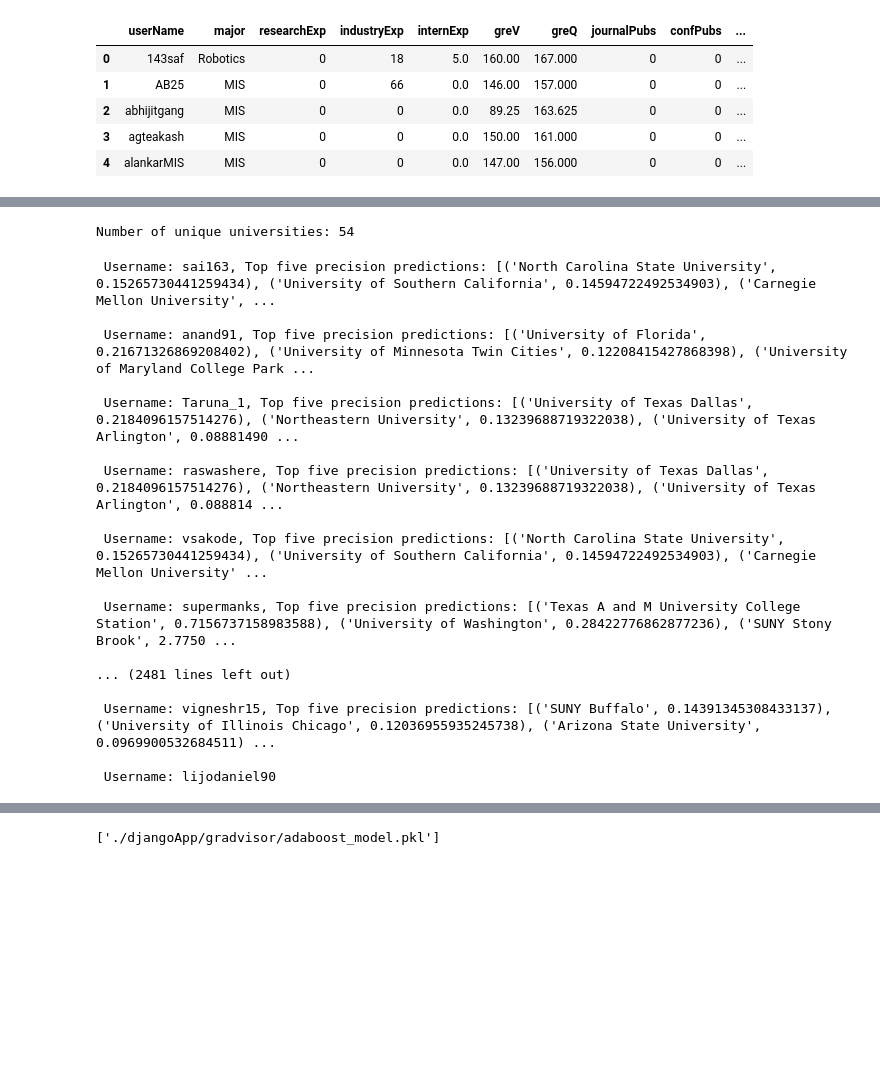
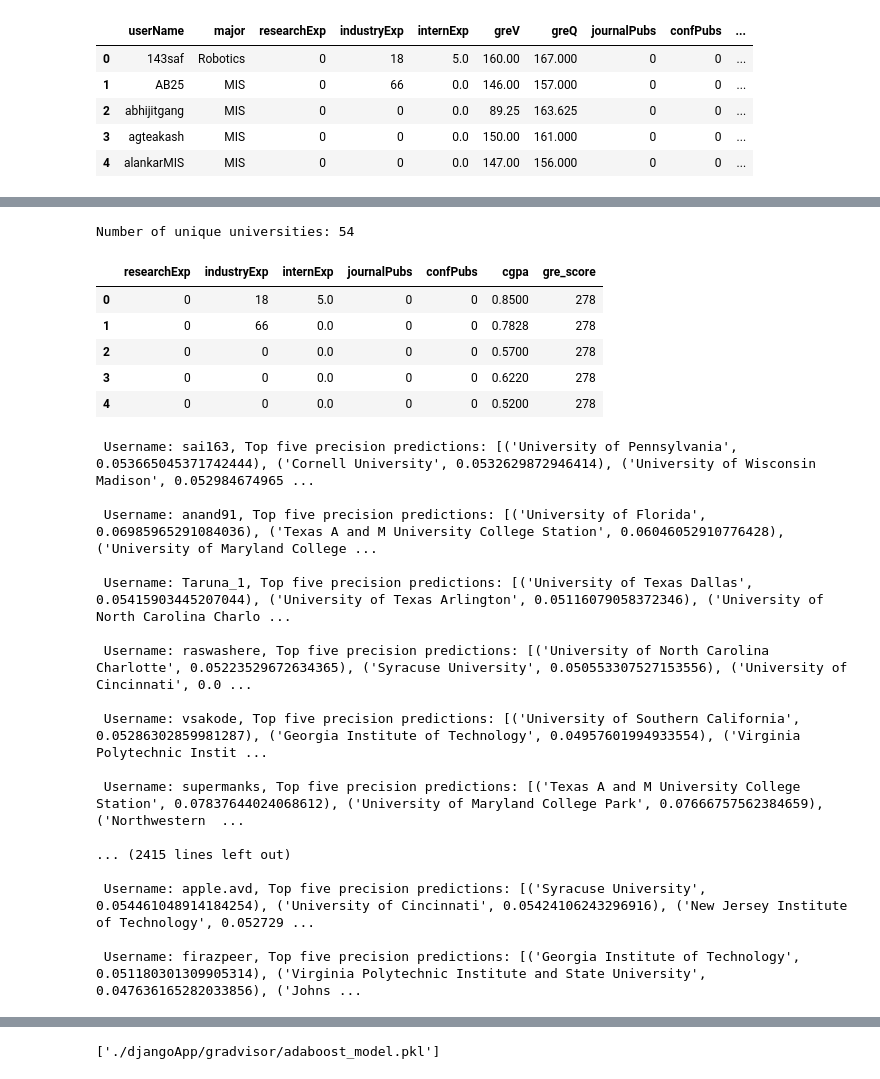
Before and after one commit to mohitsarin-tamu/Gradvisor, a Jupyter notebook: GradVisor.ipynb, the cells around one changed output, grey strips where cells are left out. Saved outputs shown, nothing was run; the diff lists cells and outputs as text; code cells hidden in the pictures; blank space fills up the shorter version.

```diff
--- a/GradVisor.ipynb
+++ b/GradVisor.ipynb
@@ -250,17 +250,28 @@ Top-5 Accuracy: 90.71%
 # %%
 ##########Adding AdaBoost Algorithm
+# %%
+df = df[df['admit'] != 0]
+
+X = df.drop(columns=['userName', 'major', "univName", "admit", 'greV', 'greQ'])
+
+y = df["univName"]
+print("Number of unique universities:", df['univName'].nunique())
+
+X.head()
+# %% [output]
+Number of unique universities: 54
+|  | researchExp | industryExp | internExp | journalPubs | confPubs | cgpa | gre_score |
+| 0 | 0 | 18 | 5.0 | 0 | 0 | 0.8500 | 278 |
+| 1 | 0 | 66 | 0.0 | 0 | 0 | 0.7828 | 278 |
+| 2 | 0 | 0 | 0.0 | 0 | 0 | 0.5700 | 278 |
+| 3 | 0 | 0 | 0.0 | 0 | 0 | 0.6220 | 278 |
+| 4 | 0 | 0 | 0.0 | 0 | 0 | 0.5200 | 278 |
 # %%
 from sklearn.ensemble import AdaBoostClassifier
 from sklearn.model_selection import GridSearchCV, train_test_split
 import numpy as np
 import pandas as pd
 
-df = df[df['admit'] != 0]
-
-X = df.drop(columns=['userName', 'major', "univName", "admit", 'greV', 'greQ'])
-
-y = df["univName"]
-print("Number of unique universities:", df['univName'].nunique())
 
 X_train, X_test, y_train, y_test = train_test_split(X, y, test_size=0.2, random_state=42)
 
@@ -314,24 +325,23 @@ for i, row in enumerate(y_pred_proba):
 for username, prediction in top_five_predictions_with_username:
     print('\n',f"Username: {username}, Top five precision predictions: {prediction}")
 # %% [output]
-Number of unique universities: 54
+ Username: sai163, Top five precision predictions: [('University of Pennsylvania', 0.053665045371742444), ('Cornell University', 0.0532629872946414), ('University of Wisconsin Madison', 0.052984674965 ...
+
+ Username: anand91, Top five precision predictions: [('University of Florida', 0.06985965291084036), ('Texas A and M University College Station', 0.06046052910776428), ('University of Maryland College ...
+
+ Username: Taruna_1, Top five precision predictions: [('University of Texas Dallas', 0.05415903445207044), ('University of Texas Arlington', 0.05116079058372346), ('University of North Carolina Charlo ...
+
+ Username: raswashere, Top five precision predictions: [('University of North Carolina Charlotte', 0.05223529672634365), ('Syracuse University', 0.050553307527153556), ('University of Cincinnati', 0.0 ...
+
+ Username: vsakode, Top five precision predictions: [('University of Southern California', 0.05286302859981287), ('Georgia Institute of Technology', 0.04957601994933554), ('Virginia Polytechnic Instit ...
+
+ Username: supermanks, Top five precision predictions: [('Texas A and M University College Station', 0.07837644024068612), ('University of Maryland College Park', 0.07666757562384659), ('Northwestern  ...
+
+... (2415 lines left out)
+
+ Username: apple.avd, Top five precision predictions: [('Syracuse University', 0.054461048914184254), ('University of Cincinnati', 0.05424106243296916), ('New Jersey Institute of Technology', 0.052729 ...
+
+ Username: firazpeer, Top five precision predictions: [('Georgia Institute of Technology', 0.051180301309905314), ('Virginia Polytechnic Institute and State University', 0.047636165282033856), ('Johns ...
- Username: sai163, Top five precision predictions: [('North Carolina State University', 0.15265730441259434), ('University of Southern California', 0.14594722492534903), ('Carnegie Mellon University', ...
-
- Username: anand91, Top five precision predictions: [('University of Florida', 0.21671326869208402), ('University of Minnesota Twin Cities', 0.12208415427868398), ('University of Maryland College Park ...
-
- Username: Taruna_1, Top five precision predictions: [('University of Texas Dallas', 0.2184096157514276), ('Northeastern University', 0.13239688719322038), ('University of Texas Arlington', 0.08881490 ...
-
- Username: raswashere, Top five precision predictions: [('University of Texas Dallas', 0.2184096157514276), ('Northeastern University', 0.13239688719322038), ('University of Texas Arlington', 0.088814 ...
-
- Username: vsakode, Top five precision predictions: [('North Carolina State University', 0.15265730441259434), ('University of Southern California', 0.14594722492534903), ('Carnegie Mellon University' ...
-
- Username: supermanks, Top five precision predictions: [('Texas A and M University College Station', 0.7156737158983588), ('University of Washington', 0.28422776862877236), ('SUNY Stony Brook', 2.7750 ...
-
-... (2481 lines left out)
-
- Username: vigneshr15, Top five precision predictions: [('SUNY Buffalo', 0.14391345308433137), ('University of Illinois Chicago', 0.12036955935245738), ('Arizona State University', 0.0969900532684511) ...
-
- Username: lijodaniel90
 # %%
 # Initialize a variable to count the correct predictions within top 5
 correct_top_5_count = 0
```
Also changed, not shown: parts of 4 cells of this notebook, 7 other files.
